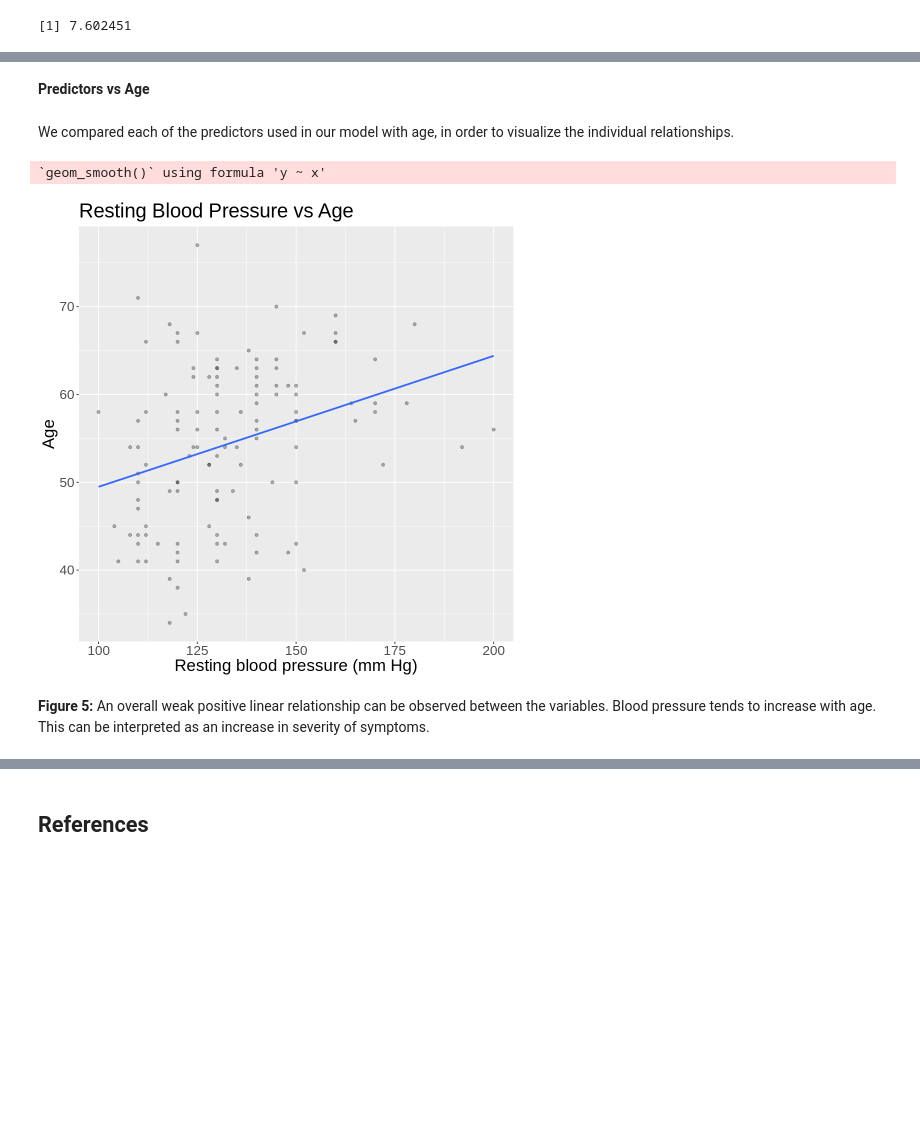
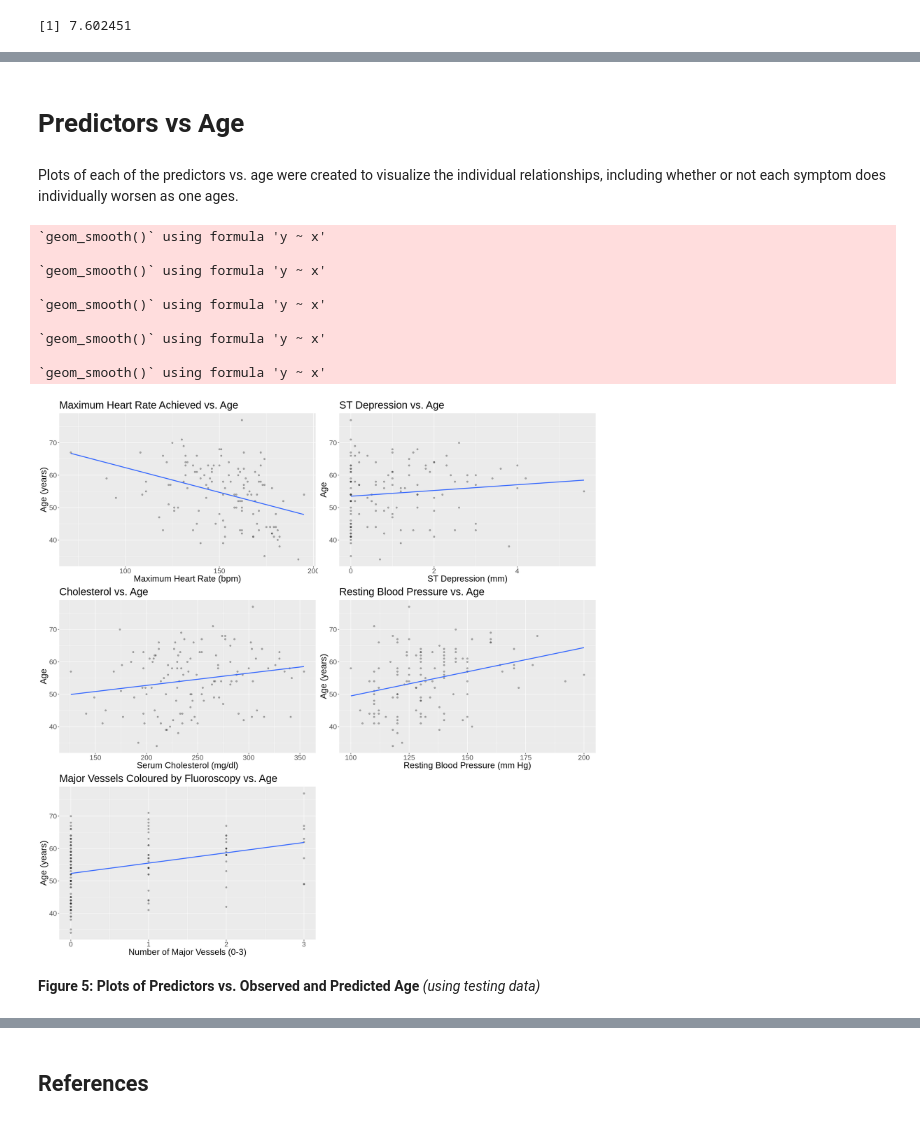
Before and after one commit to klydestad/group_153_project, a Jupyter notebook: group.153.project.report.ipynb, the cells around one changed output, grey strips where cells are left out. Drawn from its saved outputs; the diff is of its cells as text; code cells hidden in the pictures; blank space fills up the shorter version.

```diff
--- a/group.153.project.report.ipynb
+++ b/group.153.project.report.ipynb
@@ -61,7 +39,7 @@ https://archive.ics.uci.edu/ml/datasets/Heart+Disease
 The dataset was first analyzed, in order to determine it was appropriate for our analysis. It was then read, and wrangled locally.
 # %%
 # First we must read in the datasets.
-van_data_csv <- read_csv("https://archive.ics.uci.edu/ml/machine-learning-databases/heart-disease/processed.va.data",col_names =
+va_data_csv <- read_csv("https://archive.ics.uci.edu/ml/machine-learning-databases/heart-disease/processed.va.data",col_names =
                c("age", "sex", "chest_pain", "trestbps", "chol",
                "fbs",  "restecg", "thalach", "exang", "oldpeak",
                "slope", "ca", "thal", "num"))
@@ -83,7 +61,7 @@ switzerland_data_csv <- read_csv("https://archive.ics.uci.edu/ml/machine-learnin
 
 #Next, we can merge these, as they all have the same predictors. More data can ensure our analysis is more accurate.
 #Each factor must be numeric for the purpose of our analysis, and we have to remove any N/A values.
-heart_disease_data <- rbind(van_data_csv,cleveland_data_csv,hungary_data_csv, switzerland_data_csv) %>%
+heart_disease_data <- rbind(va_data_csv,cleveland_data_csv,hungary_data_csv, switzerland_data_csv) %>%
                 select(-sex) %>%
                 select(-num) %>%
                 mutate_all(as.numeric) %>%
@@ -336,23 +336,78 @@ In this plot, the residuals are mostly randomly scattered above and below x-axis
 # %% [markdown]
 
-**Predictors vs Age**
+# Predictors vs Age #
-# %% [markdown]
-We compared each of the predictors used in our model with age, in order to visualize the individual relationships.
+# %% [markdown]
+Plots of each of the predictors vs. age were created to visualize the individual relationships, including whether or not each symptom does individually worsen as one ages.
 # %%
 options(repr.plot.width = 8, repr.plot.height = 8)
-#Create a graph comparing resting blood pressure to age
+
+#Create a graph comparing resting maximum heart rate achieved to age
+thalach_age_plot <- ggplot(heart_testing, aes(x = thalach, y = age)) +
+                  geom_point(alpha = 0.3) +
+                  xlab("Maximum Heart Rate (bpm)") +
+                  ylab("Age (years)") +
+                  ggtitle("Maximum Heart Rate Achieved vs. Age") +
+                  geom_smooth(method = "lm", se = FALSE) +
+                  theme(text = element_text(size = 20))
 
 
+#Create a graph comparing ST depression to age
+oldpeak_age_plot <- ggplot(heart_testing, aes(x = oldpeak, y = age)) +
+                  geom_point(alpha = 0.3) +
+                  xlab("ST Depression (mm)") +
+                  ylab("Age") +
+                  ggtitle("ST Depression vs. Age") +
+                  geom_smooth(method = "lm", se = FALSE) +
+                  theme(text = element_text(size = 20))
+
+#Create a graph comparing cholesterol to age
+chol_age_plot <- ggplot(heart_testing, aes(x = chol, y = age)) +
+                  geom_point(alpha = 0.3) +
+                  xlab("Serum Cholesterol (mg/dl)") +
+                  ylab("Age") +
+                  ggtitle("Cholesterol vs. Age") +
+                  geom_smooth(method = "lm", se = FALSE) +
+                  theme(text = element_text(size = 20))
+
+#Create a graph comparing resting blood pressure to age
 trestbps_age_plot <- ggplot(heart_testing, aes(x = trestbps, y = age)) +
                   geom_point(alpha = 0.3) +
-                  xlab("Resting blood pressure (mm Hg)") +
-                  ylab("Age") +
-                  ggtitle("Resting Blood Pressure vs Age") +
+                  xlab("Resting Blood Pressure (mm Hg)") +
+                  ylab("Age (years)") +
+                  ggtitle("Resting Blood Pressure vs. Age") +
                   geom_smooth(method = "lm", se = FALSE) +
                   theme(text = element_text(size = 20))
-trestbps_age_plot
+
+#Create a graph comparing number of major vessels coloured by fluoroscopy to age
+ca_age_plot <- ggplot(heart_testing, aes(x = ca, y = age)) +
+                  geom_point(alpha = 0.3) +
+                  xlab("Number of Major Vessels (0-3)") +
+                  ylab("Age (years)") +
+                  ggtitle("Major Vessels Coloured by Fluoroscopy vs. Age") +
+                  geom_smooth(method = "lm", se = FALSE) +
+                  theme(text = element_text(size = 20))
+
+
+
+
+options(repr.plot.width = 18, repr.plot.height = 18)
+
+grid.arrange(thalach_age_plot,
+             oldpeak_age_plot,
+             chol_age_plot,
+             trestbps_age_plot,
+             ca_age_plot,
+             ncol = 2)
 # %% [output]
 `geom_smooth()` using formula 'y ~ x'
+
+`geom_smooth()` using formula 'y ~ x'
+
+`geom_smooth()` using formula 'y ~ x'
+
+`geom_smooth()` using formula 'y ~ x'
+
+`geom_smooth()` using formula 'y ~ x'
-[figure, old version]
+[figure, new version]
 # %% [markdown]
-**Figure 5:** An overall weak positive linear relationship can be observed between the variables. Blood pressure tends to increase with age. This can be interpreted as an increase in severity of symptoms.
+**Figure 5: Plots of Predictors vs. Observed and Predicted Age** *(using testing data)*
```
Also changed, not shown: parts of 47 cells of this notebook.
